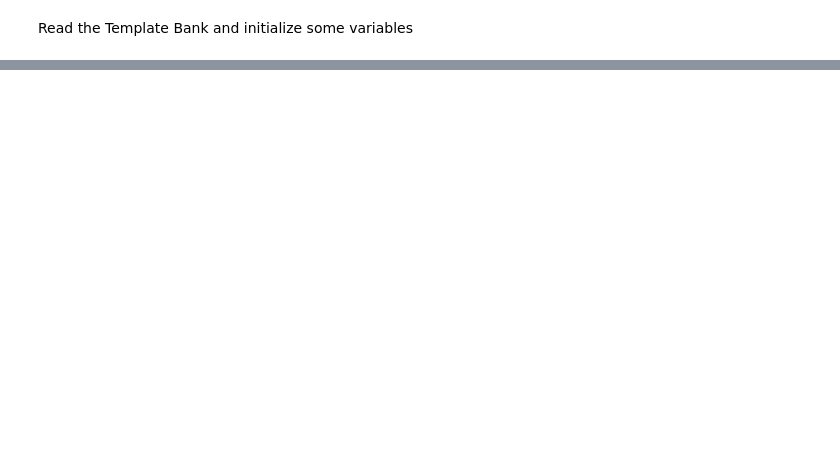
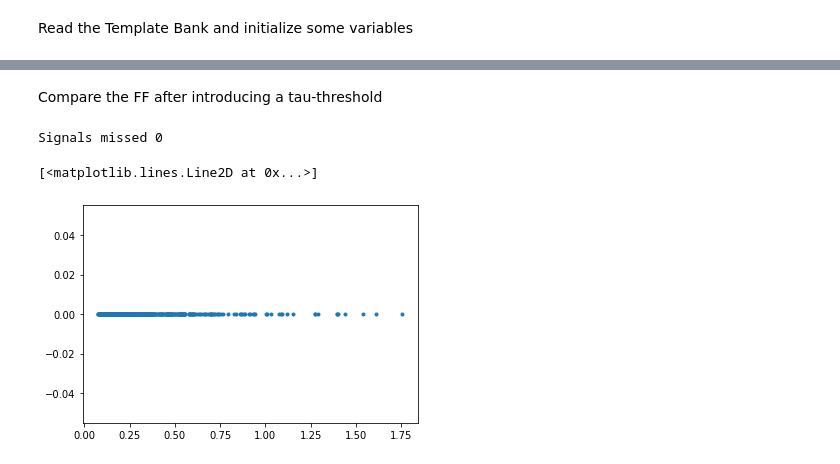
Before and after one commit to rahuldhurkunde/HM_plus_precession, a Jupyter notebook: FF_testing.ipynb, the cells around one changed output, grey strips where cells are left out. Saved outputs shown, nothing was run; the diff lists cells and outputs as text; code cells hidden in the pictures; blank space fills up the shorter version.

```diff
--- a/FF_testing.ipynb
+++ b/FF_testing.ipynb
@@ -193,0 +123,19 @@ NameError: name 'h_f' is not defined
+# %% [markdown]
+Compare the FF after introducing a tau-threshold
+# %%
+count = 0
+tau_diff = []
+for i in range(nsignal):
+    if (signal_matches[i] < ff_array[i]):
+        count +=1
+        print(i, signal_matches[i], ff_array[i])
+    tau_diff.append(recovered_tau0[i] - ff_tb_tau0[i])
+print('Signals missed', count)
+plt.plot(sg_tau0, tau_diff, '.')
+#plt.xlabel('Tau0 of signal')
+#plt.ylabel('Tau0 difference')
+#plt.title('Tau0 diff btw signal and best match template for 20 signals')
+# %% [output]
+Signals missed 0
+[<matplotlib.lines.Line2D at 0x...>]
+[figure, added]
```
Also changed, not shown: parts of 22 cells of this notebook, 8 other files.
